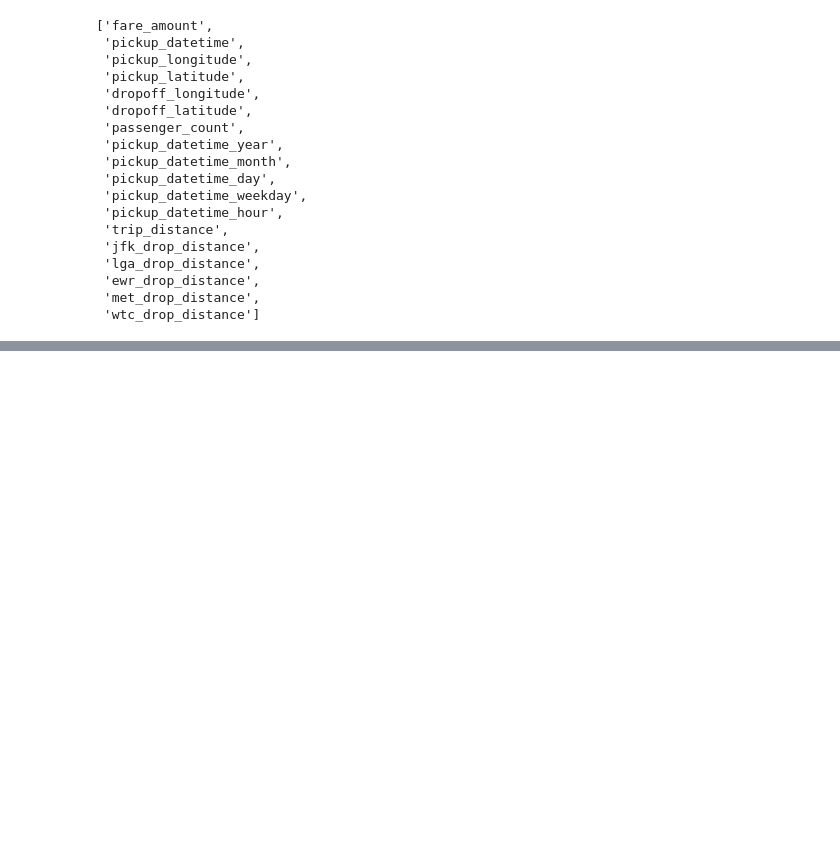
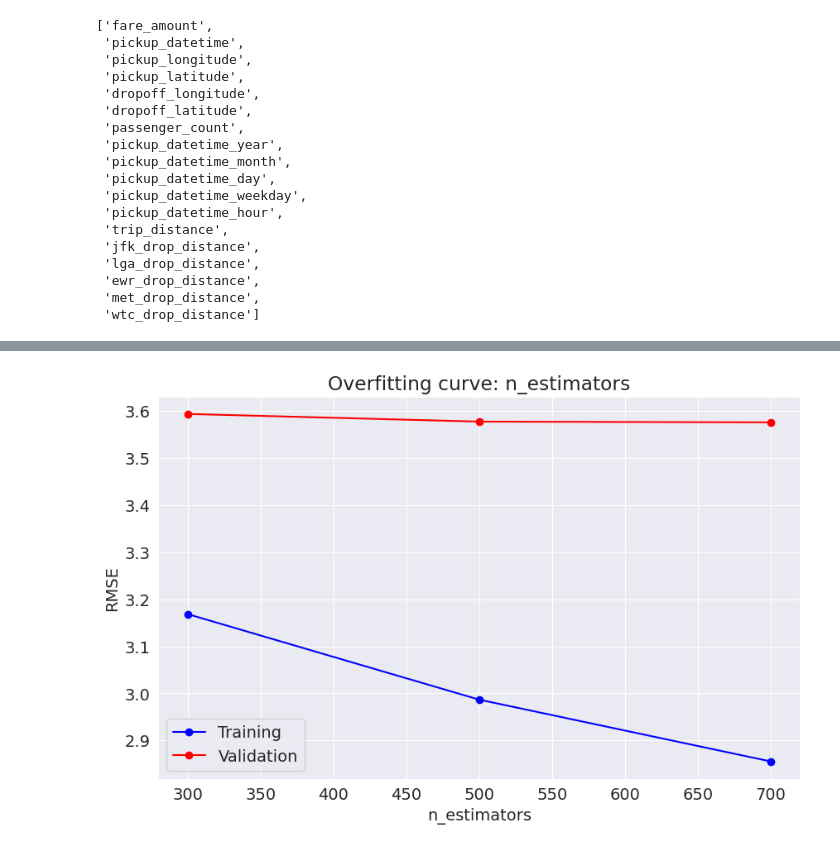
Before and after one commit to rautaditya2606/NY_TAXi_Fare, a Jupyter notebook: NYC_Taxi.ipynb, the cells around one changed output, grey strips where cells are left out. Saved outputs shown, nothing was run; the diff lists cells and outputs as text; code cells hidden in the pictures; blank space fills up the shorter version.

```diff
--- a/NYC_Taxi.ipynb
+++ b/NYC_Taxi.ipynb
@@ -469,0 +425,14 @@ evaluate(model4)#3.65725
+# %%
+best_params = {"num_leaves":64,
+               "max_depth":7,
+               "learning_rate":0.1,
+              #  "n_estimators":600,
+               "n_jobs":-1,
+               'verbose' : -1,
+               'min_data_in_leaf' : 20
+               }
+
+
+test_param_and_plot(LGBMRegressor, 'n_estimators', [300,500,700], **best_params )
+# %% [output]
+[figure, added]
```
Also changed, not shown: parts of 18 cells of this notebook.
